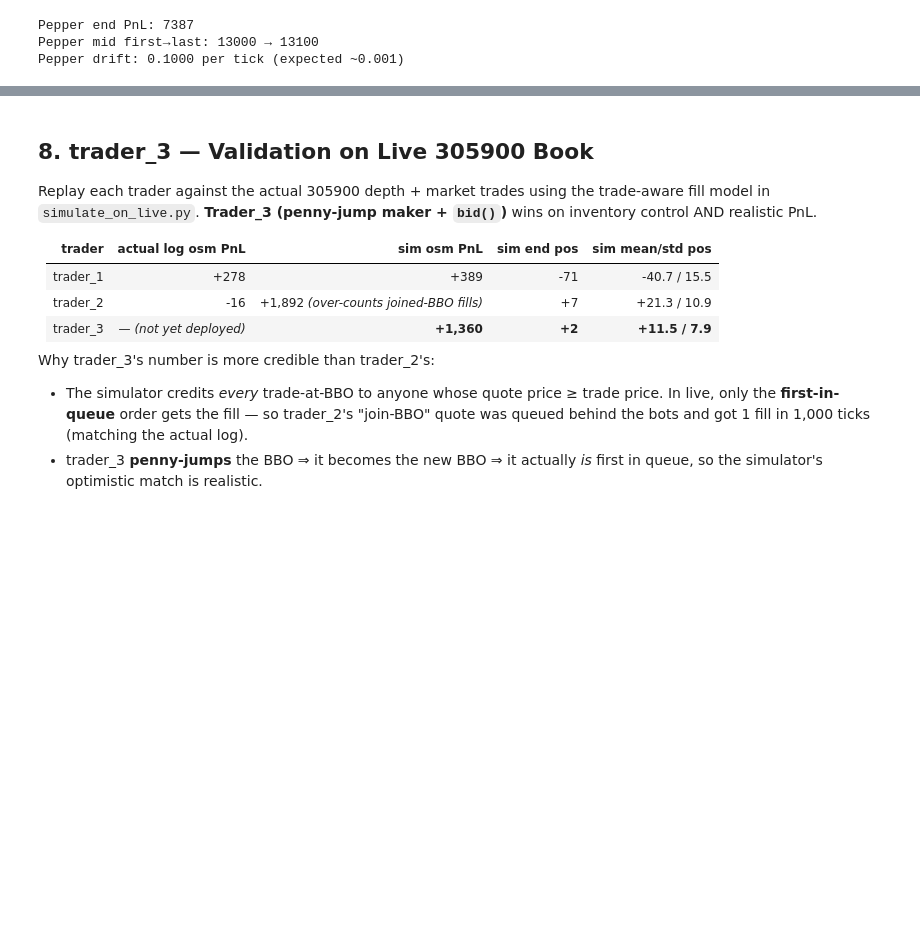
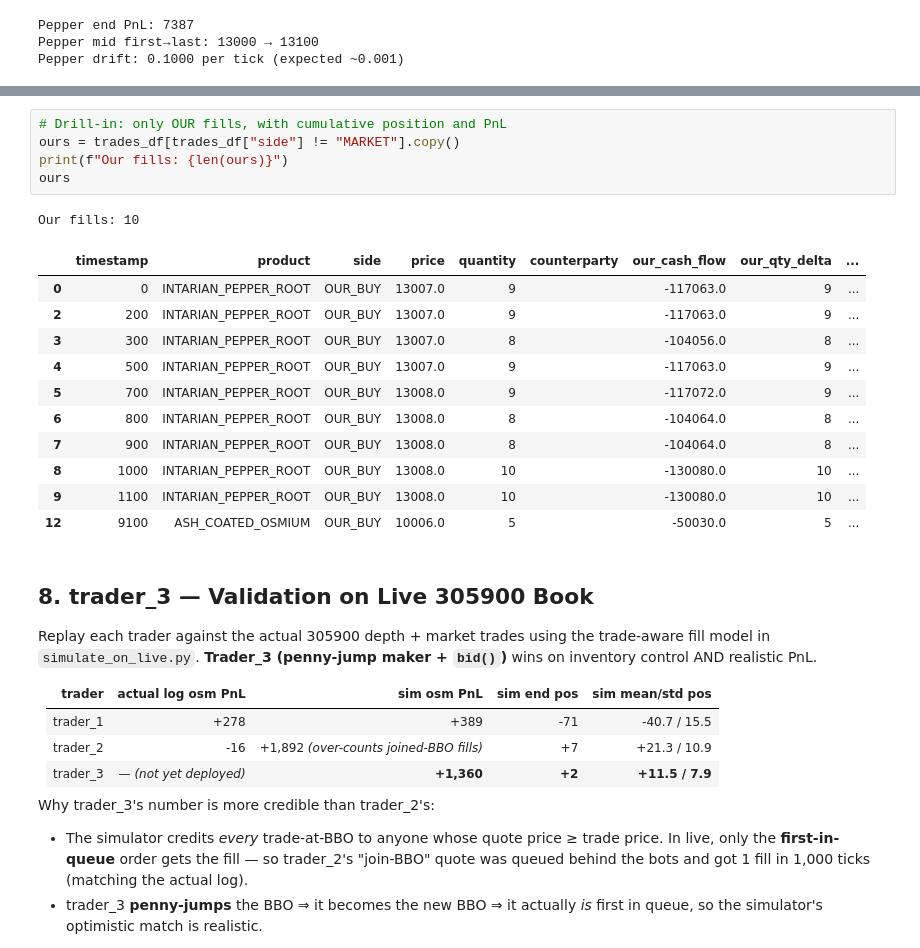
Before and after one commit to DevanshArora2002/IMC_Trading, a Jupyter notebook: ROUND_2/log_analysis_305900.ipynb, the cells around one changed output, grey strips where cells are left out. Drawn from its saved outputs; the diff is of its cells as text; blank space fills up the shorter version.

```diff
--- a/ROUND_2/log_analysis_305900.ipynb
+++ b/ROUND_2/log_analysis_305900.ipynb
@@ -235,3 +702,21 @@ Pepper drift: 0.1000 per tick (expected ~0.001)
+# %%
+# Drill-in: only OUR fills, with cumulative position and PnL
+ours = trades_df[trades_df["side"] != "MARKET"].copy()
+print(f"Our fills: {len(ours)}")
+ours
+# %% [output]
+Our fills: 10
+|  | timestamp | product | side | price | quantity | counterparty | our_cash_flow | our_qty_delta | ... |
+| 0 | 0 | INTARIAN_PEPPER_ROOT | OUR_BUY | 13007.0 | 9 |  | -117063.0 | 9 | ... |
+| 2 | 200 | INTARIAN_PEPPER_ROOT | OUR_BUY | 13007.0 | 9 |  | -117063.0 | 9 | ... |
+| 3 | 300 | INTARIAN_PEPPER_ROOT | OUR_BUY | 13007.0 | 8 |  | -104056.0 | 8 | ... |
+| 4 | 500 | INTARIAN_PEPPER_ROOT | OUR_BUY | 13007.0 | 9 |  | -117063.0 | 9 | ... |
+| 5 | 700 | INTARIAN_PEPPER_ROOT | OUR_BUY | 13008.0 | 9 |  | -117072.0 | 9 | ... |
+| 6 | 800 | INTARIAN_PEPPER_ROOT | OUR_BUY | 13008.0 | 8 |  | -104064.0 | 8 | ... |
+| 7 | 900 | INTARIAN_PEPPER_ROOT | OUR_BUY | 13008.0 | 8 |  | -104064.0 | 8 | ... |
+| 8 | 1000 | INTARIAN_PEPPER_ROOT | OUR_BUY | 13008.0 | 10 |  | -130080.0 | 10 | ... |
+| 9 | 1100 | INTARIAN_PEPPER_ROOT | OUR_BUY | 13008.0 | 10 |  | -130080.0 | 10 | ... |
+| 12 | 9100 | ASH_COATED_OSMIUM | OUR_BUY | 10006.0 | 5 |  | -50030.0 | 5 | ... |
 # %% [markdown]
 ## 8. trader_3 — Validation on Live 305900 Book
 
```
Also changed, not shown: parts of 24 cells of this notebook, 17 other files.
